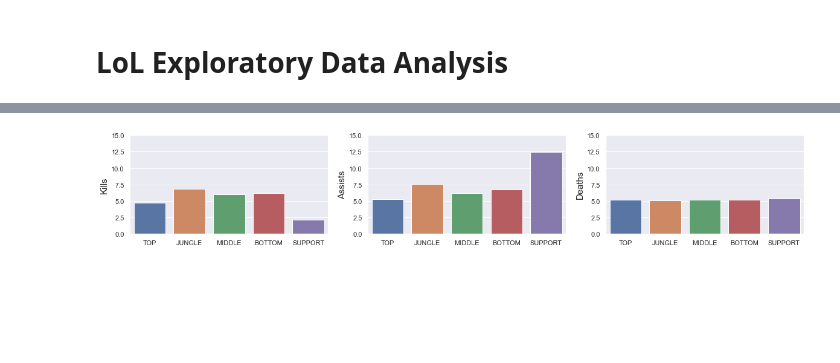
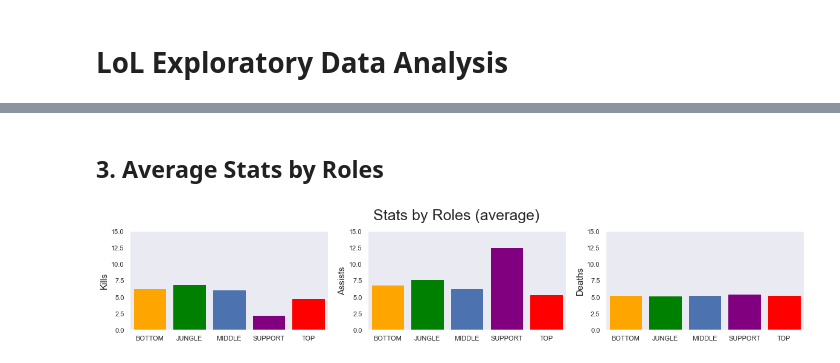
Before and after one commit to andamanopal/league-of-legends-ds, a Jupyter notebook: general_eda.ipynb, the cells around one changed output, grey strips where cells are left out. Saved outputs shown, nothing was run; the diff lists cells and outputs as text; code cells hidden in the pictures; blank space fills up the shorter version.

```diff
--- a/general_eda.ipynb
+++ b/general_eda.ipynb
@@ -73,6 +84,13 @@ plt.show()
 
 data = df.groupby(['teamPosition', 'championName'])['matchId'].count()
 data = data.reset_index().groupby('teamPosition')[['championName','matchId']].apply(lambda x: x.nlargest(10, 'matchId'))
+
+palette = {'BOTTOM': sns.color_palette("Oranges_r", 20),
+           'JUNGLE': sns.color_palette("Greens_r", 20),
+           'MIDDLE': sns.color_palette("Blues_r", 20),
+           'SUPPORT': sns.color_palette("Purples_r", 20),
+           'TOP': sns.color_palette("Reds_r", 20)}
+
 
 fig, ax = plt.subplots(1,5, figsize=(20,3))
 sns.set_style('dark')
@@ -80,14 +98,15 @@ for index, role in enumerate(data.index.get_level_values(0).drop_duplicates()):
     sns.barplot(x=data.loc[role]['championName'],
                 y=data.loc[role]['matchId'],
                 ax=ax[index],
-                palette=sns.color_palette("viridis", 15)
+                palette=palette[role]
                )
-    ax[index].tick_params(axis='x', rotation=70, labelsize=15)
+    ax[index].tick_params(axis='x', rotation=80, labelsize=15)
     ax[index].set_ylabel('')
     ax[index].set_xlabel('', )
     ax[index].set_ylim(0, data['matchId'].max()*1.2)
-    ax[index].set_title(role.capitalize(), loc='center', fontsize=20)
+    ax[index].set_title(role.capitalize(), loc='center', fontsize=18)
 
-ax[0].set_ylabel('Champion Counts')
+ax[0].set_ylabel('Champion Counts', size=20)
+fig.suptitle('Champion Popularity', fontsize=25, **{'y':1.2})
 plt.show()
 # %% [output]
@@ -95,22 +114,31 @@ plt.show()
+# %% [markdown]
+## 3. Average Stats by Roles
 # %%
-sns.set_theme()
-
 fig, ax = plt.subplots(1,3, figsize=(20,3))
 sns.set_style('dark')
 
+palette = {0: 'orange',
+           1: 'green',
+           2: 'b',
+           3: 'purple',
+           4: 'red'}
+
 attributes = ['kills', 'assists', 'deaths']
 for index, attribute in enumerate(attributes):
-    sns.barplot(x='teamPosition',
-                y=attribute,
-                data=df,
-                estimator=np.mean,
-                ax=ax[index],
-                ci=None,
-               )
+    bar_ax = sns.barplot(x='teamPosition',
+                     y=attribute,
+                     data=df,
+                     estimator=np.mean,
+                     ax=ax[index],
+                     ci=None, order=['BOTTOM', 'JUNGLE', 'MIDDLE', 'SUPPORT', 'TOP'])
+    for color_index, bar in enumerate(bar_ax.patches):
+        bar.set_color(palette[color_index])
+
     ax[index].set_ylabel(attribute.capitalize(), fontsize=15)
     ax[index].set_xlabel('')
     ax[index].set_ylim(0, 15)
 
+fig.suptitle('Stats by Roles (average)', fontsize=25, **{'y':1.05})
 plt.show()
 # %% [output]
-[figure, old version]
+[figure, new version]
```
Also changed, not shown: parts of 11 cells of this notebook, 1 other file.
